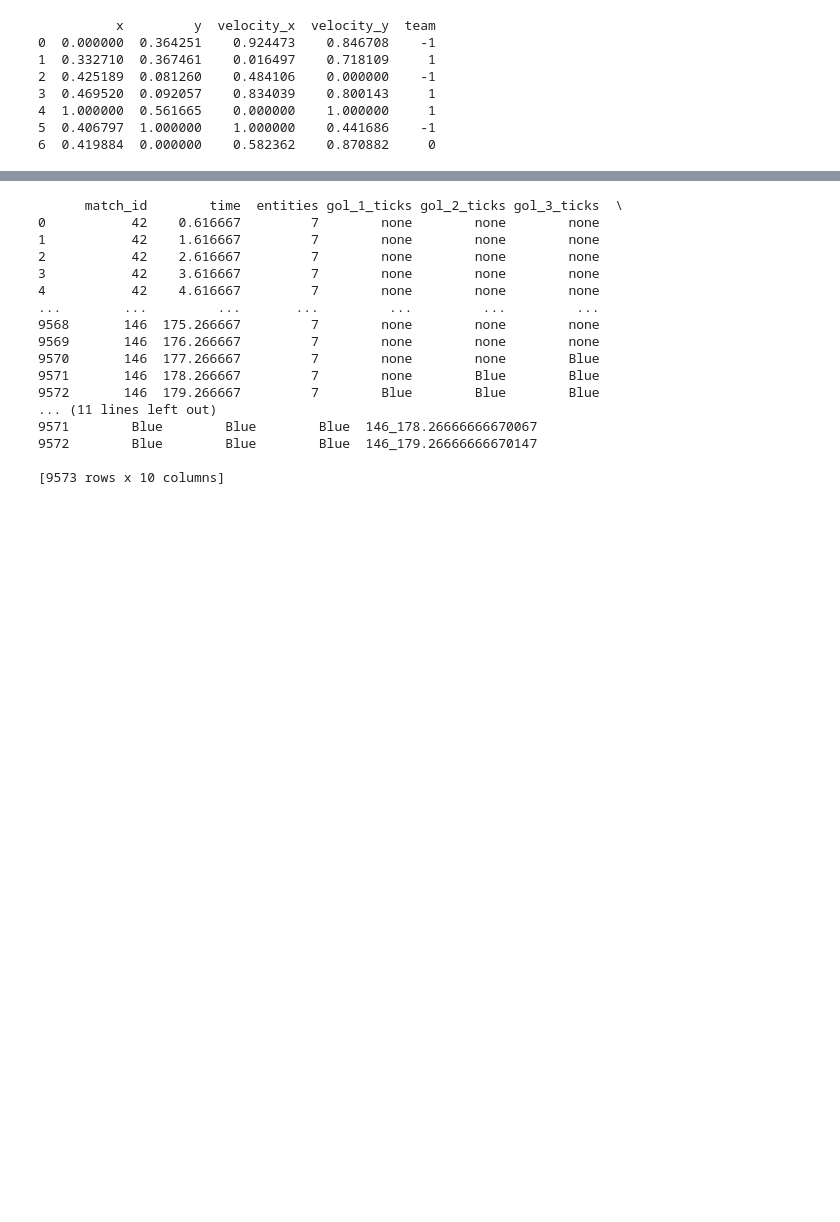
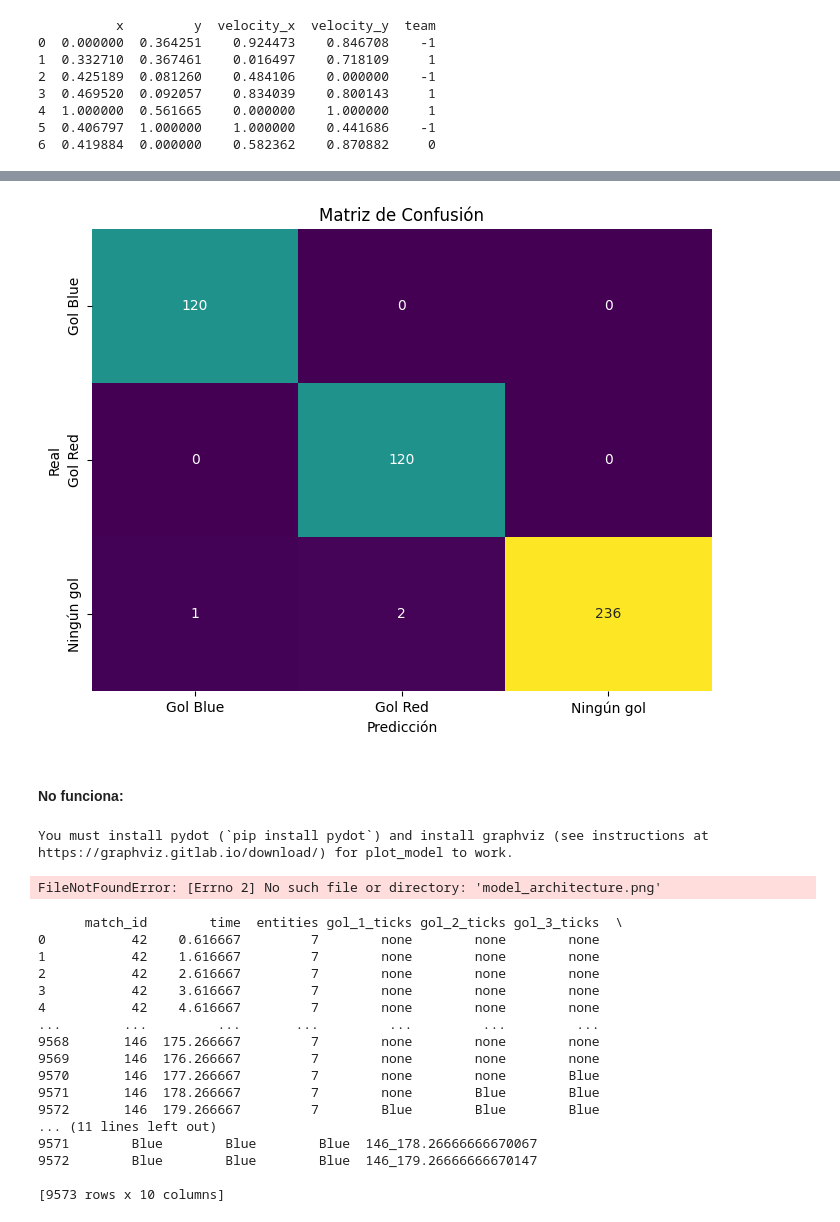
Before and after one commit to manoloBengo/haxball-ai, a Jupyter notebook: modelado/modelado.ipynb, the cells around one changed output, grey strips where cells are left out. Saved outputs shown, nothing was run; the diff lists cells and outputs as text; code cells hidden in the pictures; blank space fills up the shorter version.

```diff
--- a/modelado/modelado.ipynb
+++ b/modelado/modelado.ipynb
@@ -290,0 +446,21 @@ print(y_train)
+# %%
+from sklearn.model_selection import GridSearchCV
+
+# Definir los parámetros a probar
+param_grid = {
+    'hidden_layer_sizes': [(128, 64, 32), (64, 32), (128, 128), (256, 128, 64)],
+    'alpha': [0.001, 0.01, 0.1],
+    'learning_rate_init': [0.001, 0.01]
+}
+
+# Configurar la búsqueda en cuadrícula con validación cruzada
+grid_search = GridSearchCV(MLPClassifier(max_iter=500, random_state=49287), param_grid, cv=5)
+
+# Ajustar el modelo con los datos
+grid_search.fit(X, y)
+
+# Ver los mejores parámetros encontrados
+print("Mejores parámetros:", grid_search.best_params_)
+
+# Ver la mejor puntuación obtenida
+print("Mejor puntuación:", grid_search.best_score_)
@@ -290,0 +470,7 @@ print(y_train)
+# %%
+# Hacer predicciones con el mejor modelo encontrado
+best_model = grid_search.best_estimator_
+y_pred = best_model.predict(X_test)
+
+# Evaluar el modelo con el conjunto de prueba
+print("Reporte de clasificación:\n", classification_report(y_test, y_pred))
@@ -291,3 +488,51 @@ print(y_train)
+# %%
+from sklearn.metrics import confusion_matrix
+import seaborn as sns
+import matplotlib.pyplot as plt
+
+conf_matrix = confusion_matrix(y_test, y_pred)
+plt.figure(figsize=(8, 6))
+sns.heatmap(conf_matrix, annot=True, cmap='viridis', fmt='d', cbar=False,
+            xticklabels=['Gol Blue', 'Gol Red', 'Ningún gol'],
+            yticklabels=['Gol Blue', 'Gol Red', 'Ningún gol'])
+plt.xlabel('Predicción')
+plt.ylabel('Real')
+plt.title('Matriz de Confusión')
+plt.show()
+# %% [output]
+[figure, added]
+# %% [markdown]
+#### No funciona:
+# %%
+#NO FUNCIONA ESTO
+
+import pydot_ng as pydot
+
+from keras.models import Sequential
+from keras.layers import Dense
+from keras.utils import plot_model
+
+# Crear el modelo con Keras
+model_keras = Sequential()
+model_keras.add(Dense(128, input_dim=4, activation='relu'))
+model_keras.add(Dense(64, activation='relu'))
+model_keras.add(Dense(32, activation='relu'))
+model_keras.add(Dense(3, activation='softmax'))  # Tres clases de salida (para el Iris dataset)
+
+# Compilar el modelo
+model_keras.compile(loss='sparse_categorical_crossentropy', optimizer='adam', metrics=['accuracy'])
+
+# Visualizar la arquitectura
+plot_model(model_keras, to_file='model_architecture.png', show_shapes=True, show_layer_names=True)
+
+# Mostrar el gráfico
+img = plt.imread('model_architecture.png')
+plt.imshow(img)
+plt.axis('off')
+plt.show()
+# %% [output]
+You must install pydot (`pip install pydot`) and install graphviz (see instructions at https://graphviz.gitlab.io/download/) for plot_model to work.
+FileNotFoundError: [Errno 2] No such file or directory: 'model_architecture.png'
 # %%
 def get_features_for_match_time(match_id, time, data_pos):
     subset = data_pos[(data_pos['match_id'] == match_id) & (data_pos['time'] == time)]
```
Also changed, not shown: parts of 29 cells of this notebook.
